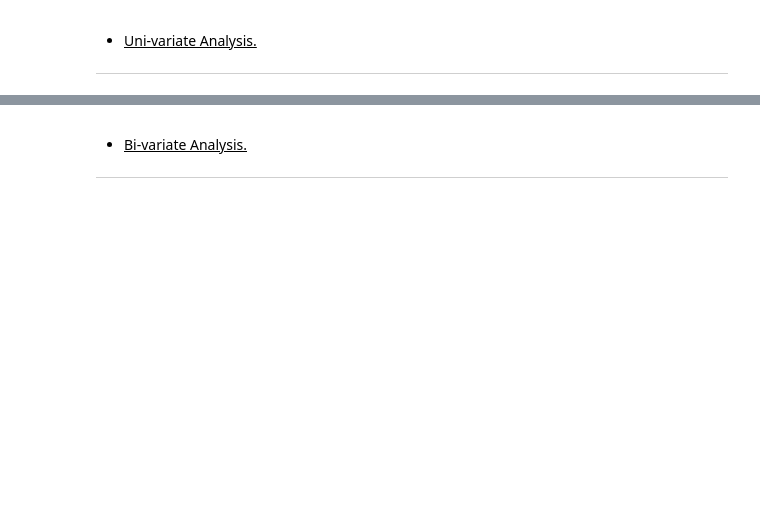
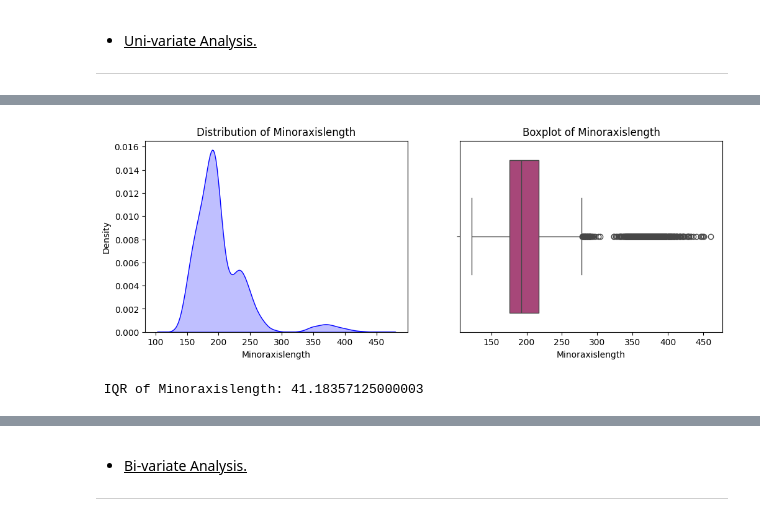
Before and after one commit to Sandipan-Roy/sr, a Jupyter notebook: ML/Regression/Logistic_Regression/LogisticRegression_SandipanRoy_1_20260225.ipynb, the cells around one changed output, grey strips where cells are left out. Cells and saved outputs as stored; diff of their text form; code cells hidden in the pictures; blank space fills up the shorter version.

```diff
--- a/ML/Regression/Logistic_Regression/LogisticRegression_SandipanRoy_1_20260225.ipynb
+++ b/ML/Regression/Logistic_Regression/LogisticRegression_SandipanRoy_1_20260225.ipynb
@@ -395,0 +593,5 @@ plot_univariate_distribution(data, column="age", plot_type="histogram")
+# %%
+plot_univariate_distribution(data, column="MinorAxisLength", plot_type="boxplot")
+# %% [output]
+[figure, added]
+ IQR of Minoraxislength: 41.18357125000003
```
Also changed, not shown: parts of 127 cells of this notebook, 3 other files.
